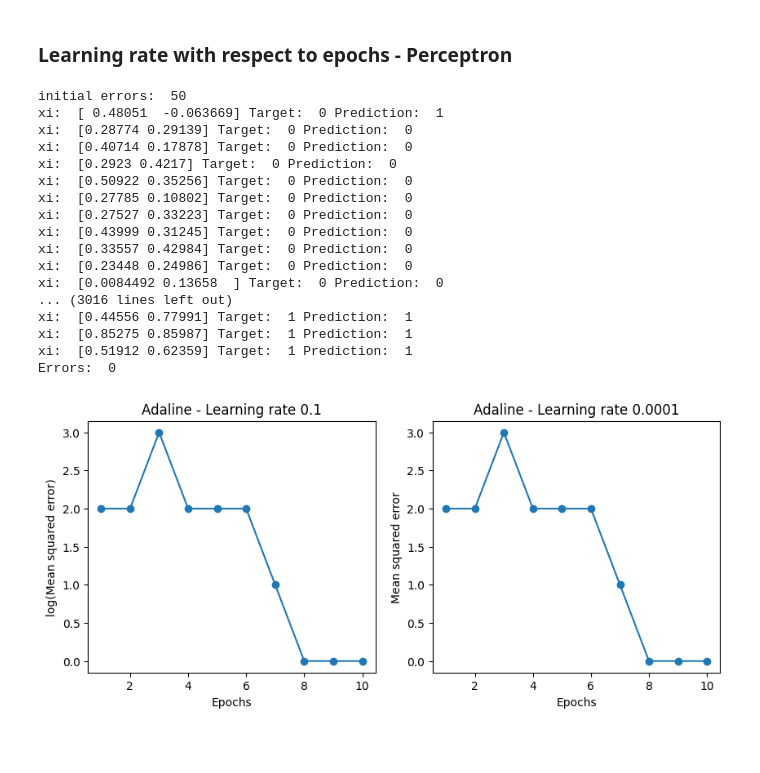
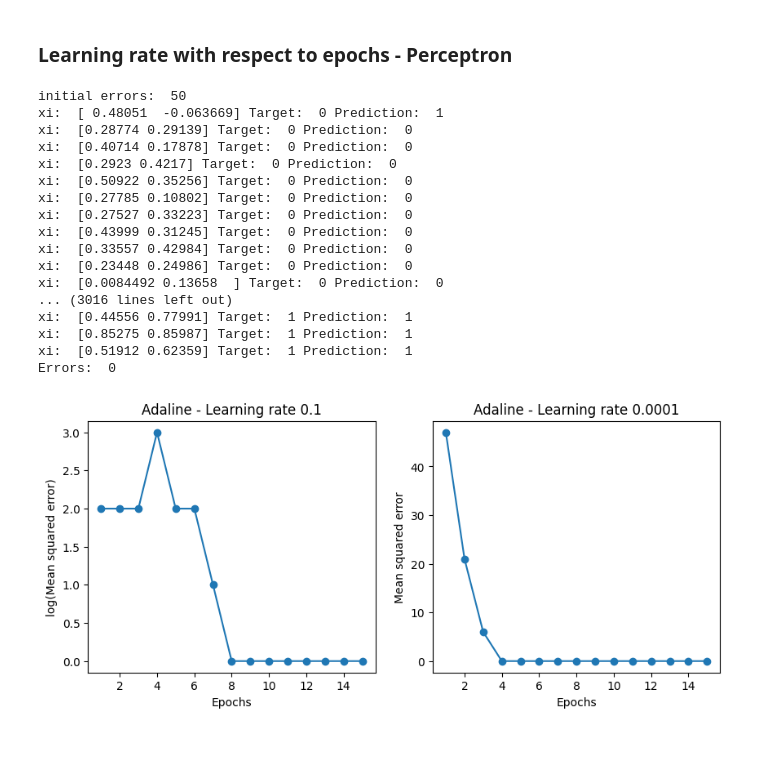
Before and after one commit to 2533Aryan/Machine_Learning, a Jupyter notebook: Assignments/Assignment_03/Adaline_Assignment_Aryan_Raval.ipynb, the cells around one changed output. Cells and saved outputs as stored; diff of their text form; code cells hidden in the pictures.

```diff
--- a/Assignments/Assignment_03/Adaline_Assignment_Aryan_Raval.ipynb
+++ b/Assignments/Assignment_03/Adaline_Assignment_Aryan_Raval.ipynb
@@ -271,37 +271,37 @@ fig, px = plt.subplots(nrows=1, ncols=2, figsize=(10, 4))
 
 ppn1 = Perceptron(eta=0.1, n_iter=15, random_state=10).fit(X, y)
 
-px[0].plot(range(1, len(ppn.errors_) + 1), ppn.errors_, marker='o')
+px[0].plot(range(1, len(ppn1.errors_) + 1), ppn1.errors_, marker='o')
 px[0].set_xlabel('Epochs')
 px[0].set_ylabel('log(Mean squared error)')
 px[0].set_title('Adaline - Learning rate 0.1')
 
 ppn2 = Perceptron(eta=0.0001, n_iter=15, random_state=10).fit(X, y)
-px[1].plot(range(1, len(ppn.errors_) + 1), ppn.errors_, marker='o')
+px[1].plot(range(1, len(ppn2.errors_) + 1), ppn2.errors_, marker='o')
 px[1].set_xlabel('Epochs')
 px[1].set_ylabel('Mean squared error')
 px[1].set_title('Adaline - Learning rate 0.0001')
 
 plt.show()
 # %% [output]
 initial errors:  50
 xi:  [ 0.48051  -0.063669] Target:  0 Prediction:  1
 xi:  [0.28774 0.29139] Target:  0 Prediction:  0
 xi:  [0.40714 0.17878] Target:  0 Prediction:  0
 xi:  [0.2923 0.4217] Target:  0 Prediction:  0
 xi:  [0.50922 0.35256] Target:  0 Prediction:  0
 xi:  [0.27785 0.10802] Target:  0 Prediction:  0
 xi:  [0.27527 0.33223] Target:  0 Prediction:  0
 xi:  [0.43999 0.31245] Target:  0 Prediction:  0
 xi:  [0.33557 0.42984] Target:  0 Prediction:  0
 xi:  [0.23448 0.24986] Target:  0 Prediction:  0
 xi:  [0.0084492 0.13658  ] Target:  0 Prediction:  0
 ... (3016 lines left out)
 xi:  [0.44556 0.77991] Target:  1 Prediction:  1
 xi:  [0.85275 0.85987] Target:  1 Prediction:  1
 xi:  [0.51912 0.62359] Target:  1 Prediction:  1
 Errors:  0
-[figure, old version]
+[figure, new version]
 # %% [markdown]
 <br>
 # %% [markdown]
```
Also changed, not shown: parts of 3 cells of this notebook.
